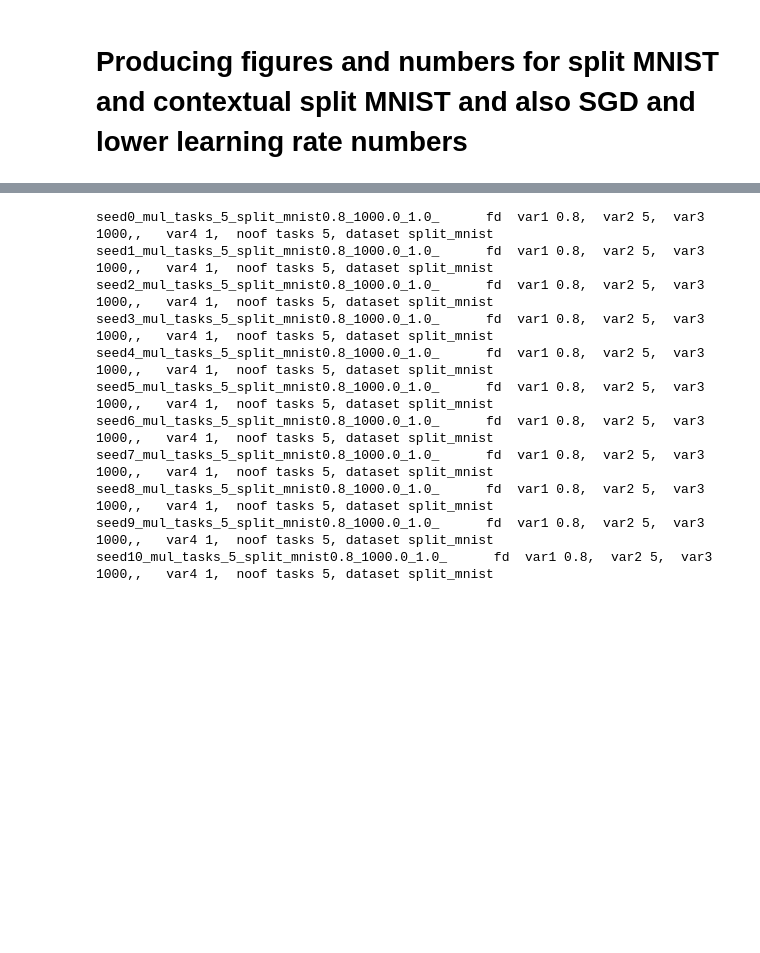
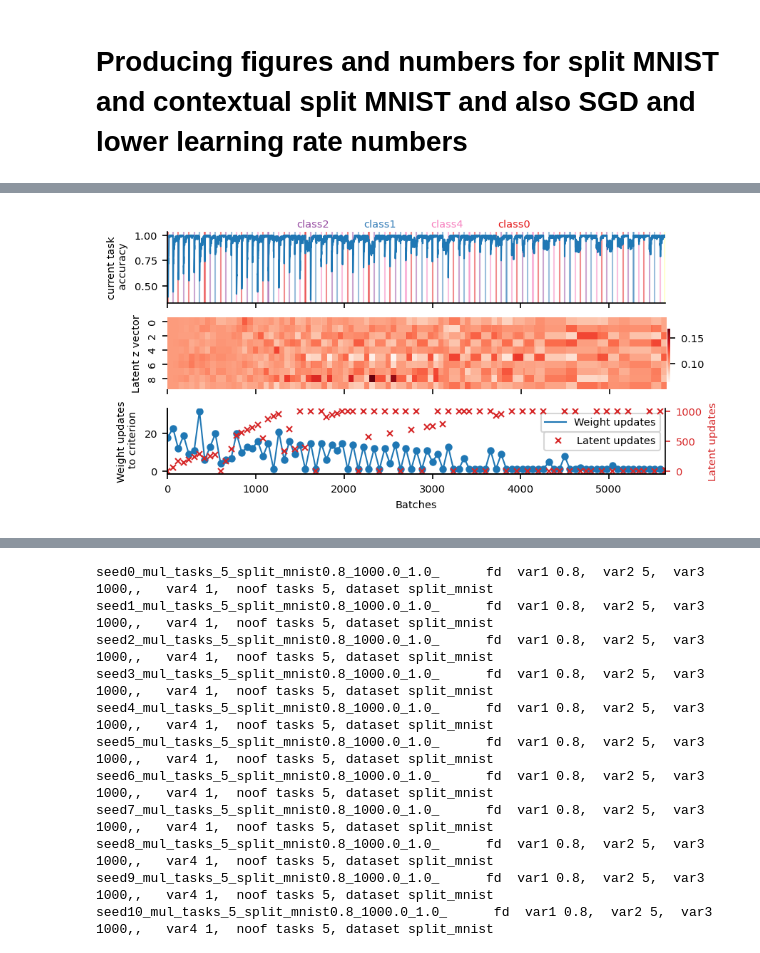
Before and after one commit to hummosa/Thalamus, a Jupyter notebook: analysis/ICLR_split_MNIST_results.ipynb, the cells around one changed output, grey strips where cells are left out. Saved outputs shown, nothing was run; the diff lists cells and outputs as text; code cells hidden in the pictures; blank space fills up the shorter version.

Commit message:
second update for ICLR clean up

```diff
--- a/analysis/ICLR_split_MNIST_results.ipynb
+++ b/analysis/ICLR_split_MNIST_results.ipynb
@@ -84,3 +84,92 @@ no_of_tasks = 5
 
 
 config, training_log, testing_log = load_simulation(data_folder, exp_name, seed, var1, var3, var4, no_of_tasks, dataset)
+# %%
+# this is the updated code for plotting the new neurogym graph for ICLR:
+def plot_long_term_cluster_discovery( config, training_log, testing_log,end):
+    # if len(training_log.bu_context_ids) > 0: context_ids =  training_log.bu_context_ids
+    if len(training_log.td_context_ids) > 0: context_ids =  training_log.td_context_ids
+    elif len(training_log.md_context_ids) > 0: context_ids =  training_log.md_context_ids
+    else:
+        policy_context_id = np.ones([1,config.md_size])/config.md_size
+        context_ids = [policy_context_id.repeat(config.batch_size, 0)] * training_log.stamps[-1]
+
+
+    # x0, x1 = 0, training_log.stamps[-1]
+    x0, x1 = 0, training_log.start_testing_at
+    no_of_values = len(config.tasks)
+    norm = mpl.colors.Normalize(vmin=min([0,no_of_values]), vmax=max([0,no_of_values]))
+    cmap_obj = mpl.cm.get_cmap('Set1') # tab20b tab20
+    cmap = mpl.cm.ScalarMappable(norm=norm, cmap=cmap_obj)
+
+    switches=  training_log.switch_trialxxbatch[:]
+    # switches=  training_log.switch_trialxxbatch[1:] # earlier on I must have added zero as a switch trial
+
+    fig, axes = plt.subplots(3,1, figsize=[6,3], sharex = False)
+
+    ax = axes[0]
+    # ax.set_position(mpl.transforms.Bbox([[0.125, 0.715], [.747, 0.880]]))
+    ax.plot(np.array(training_log.stamps)[x0:x1], np.array(training_log.accuracies)[x0:x1], linewidth=1)
+    for ri in range(len(switches)-1):
+        ax.axvspan(training_log.switch_trialxxbatch[ri], training_log.switch_trialxxbatch[ri]+1, color =cmap.to_rgba(training_log.switch_task_id[ri]) , alpha=0.5)
+        id = training_log.switch_task_id[ri]
+        task_name = config.human_task_names[id]
+        if ri > 10 and ri <= 10+ no_of_tasks:
+            if training_log.switch_trialxxbatch[ri] < x1:
+                # ax.text(training_log.switch_trialxxbatch[ri], 1.0 + np.random.uniform(-0.1, 0.25), task_name, color= cmap.to_rgba(id) , fontsize=7)
+                ax.text(100+ training_log.switch_trialxxbatch[ri] + (ri-10)*700, 1.08 , task_name, color= cmap.to_rgba(id) , fontsize=7)
+                # ax.axvline(x=training_log.switch_trialxxbatch[ri] + ri*1000, ymin=0.45, ymax=1.3,color= cmap.to_rgba(id) , )
+                # ax.plot([training_log.switch_trialxxbatch[ri] + ri*1000, training_log.switch_trialxxbatch[ri] + ri*1000,],
+                # [1.05,1.3] ,color= cmap.to_rgba(id) , )
+    ax.set_ylabel('current task\n accuracy')
+    ax.set_xlim([x0, x1])
+    ax.set_xticklabels([])
+    # print('axis 0 position: ',ax.get_position())
+
+    ax = axes[1] # context ids
+    md = np.stack([m[0] for m in context_ids])
+    # print(fig.get_axes())
+    im = sns.heatmap(md.T, cmap='Reds', ax = ax)#, vmax=md.max()/3)
+    # print(fig.get_axes())
+    # print('colorbar pos:', fig.get_axes()[-1].get_position())
+    fig.get_axes()[-1].set_position(mpl.transforms.Bbox([[0.9037,0.39],[.90785, 0.600]]))
+    # ax.get_shared_x_axes().join(ax, axes[0])
+    ax.set_xticks(axes[0].get_xticks()[:-1])
+    ax.set_xticklabels(axes[0].get_xticklabels()[:-1], rotation=0)
+    # ax.set_xlabel('Batches (100 trials)')
+    ax.set_ylabel('Latent z vector')
+    ax.set_position(mpl.transforms.Bbox([[0.125,0.39],[.902, 0.613]]))
+    ax.set_xlim([x0, x1])
+
+    ax = axes[2] # mean_bu
+    ax.plot(training_log.switch_trialxxbatch, training_log.trials_to_crit, label = 'Weight updates', color='tab:blue', linewidth=1)
+    ax.plot(training_log.switch_trialxxbatch,training_log.trials_to_crit, 'o', markersize=4, color='tab:blue')
+    filter=10
+    filtered_mean = np.convolve(np.array(training_log.trials_to_crit), np.ones(filter)/filter, 'same')
+    try:
+        # ax.plot(training_log.switch_trialxxbatch,filtered_mean, label=f'Weight updates avg', color='tab:orange',)
+        mpl.rcParams['axes.spines.right'] = True
+        ax2 =  ax.twinx()
+        ax2.set_ylabel('Latent updates', color= 'tab:red')
+        ax2.plot(training_log.switch_trialxxbatch,np.clip(np.array(training_log.latents_to_crit),0, a_max=1000), 'x',markersize=4,color='tab:red', label = 'Latent updates')
+        # ax2.plot([la[0]for la in training_log.lu_stamps_acc_improve], np.stack([la[1]for la in training_log.lu_stamps_acc_improve])*1000, '.', color='tab:green')
+        ax2.tick_params(axis='y', color='tab:red', labelcolor='tab:red')
+        ax2.legend(loc="center right")
+        mpl.rcParams['axes.spines.right'] = False
+    except:
+        pass
+    ax.set_ylabel('Weight updates\n to criterion')
+    ax.set_xlabel('Batches')
+    ax.set_xlim([x0, x1])
+    # ax.set_ylim(0, 100)#filtered_mean.max()*1.5)
+    if hasattr(training_log, 'converged_detected_at'):
+        ax.axvline(training_log.converged_detected_at, color='tab:green', alpha=0.5, linewidth=2, label='Converged')
+    ax.legend()
+    # print(ax.get_position())
+    ax.set_position(mpl.transforms.Bbox([[0.125,0.125],[.90, 0.33]]))
+    identifiers = 9
+    # fig.tight_layout()
+    plt.savefig(f'./files/pdfs/thalanet_{seed}_{no_of_tasks}.pdf', dpi=100)
+# plot_long_term_cluster_discovery(config, training_log, testing_log)
+plot_long_term_cluster_discovery(config, training_log, testing_log, 15000)
+# %% [output]
@@ -87,3 +177,4 @@ config, training_log, testing_log = load_simulation(data_folder, exp_name, seed,
+[figure, added]
 # %%
 label = exp_name
 
```
Also changed, not shown: parts of 6 cells of this notebook, 8 other files.
